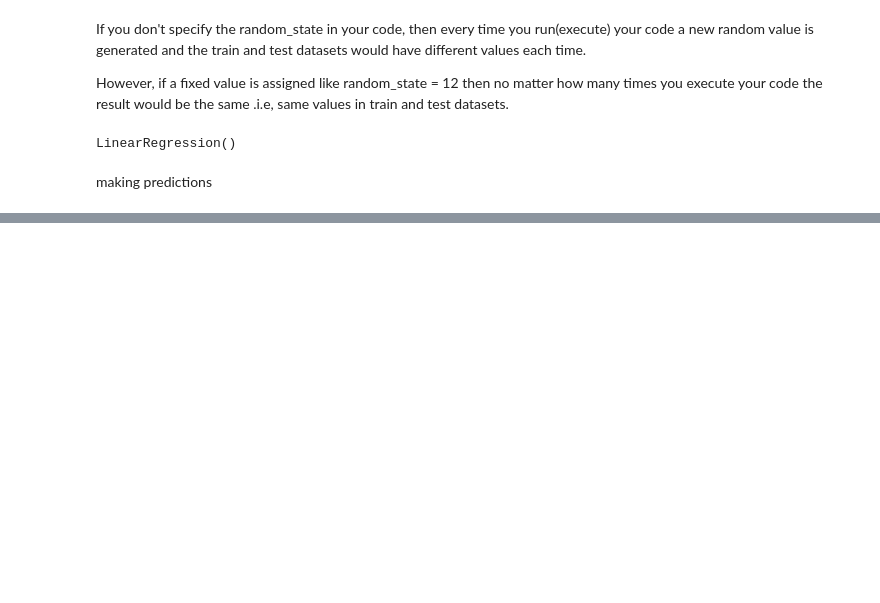
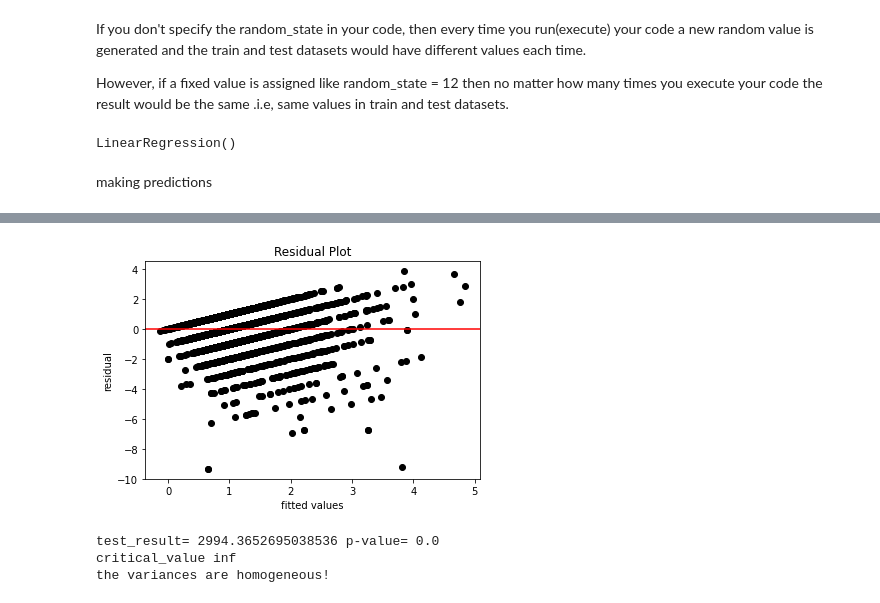
Before and after one commit to hellen2021/Football-Analysis-Mchezopesa-Limited, a Jupyter notebook: Supervised_Learning_Regression_week1_IP_Core_Module2_15_04_2022_Hellen_Cheptoo.ipynb, the cells around one changed output, grey strips where cells are left out. Drawn from its saved outputs; the diff is of its cells as text; code cells hidden in the pictures; blank space fills up the shorter version.

```diff
--- a/Supervised_Learning_Regression_week1_IP_Core_Module2_15_04_2022_Hellen_Cheptoo.ipynb
+++ b/Supervised_Learning_Regression_week1_IP_Core_Module2_15_04_2022_Hellen_Cheptoo.ipynb
@@ -616,0 +723,9 @@ The RMSE score for the model :  1.3935208689818825
+# %%
+# Fit polynomial Regression to the dataset
+poly_features = PolynomialFeatures(degree = 6)
+X_train = poly_features.fit_transform(X_train)
+X_test = poly_features.fit_transform(X_test)
+# %%
+# Training the model
+regressor = LinearRegression()
+regressor.fit(X_train, Y_train)
@@ -616,0 +734,4 @@ The RMSE score for the model :  1.3935208689818825
+# %%
+# Predict using Polynomial Regression
+# We can also get the predictions as an array
+y_pred = regressor.predict(X_test)
@@ -616,0 +753,8 @@ The RMSE score for the model :  1.3935208689818825
+# %%
+# residuals
+residuals = np.subtract(y_pred, Y_test)
+
+# Let's describe our residual:
+print(pd.DataFrame(residuals).describe())
+
+print(residuals.mean())
@@ -616,0 +772,42 @@ The RMSE score for the model :  1.3935208689818825
+# %%
+# Plotting the prediction errors
+plt.scatter(y_pred, residuals, color='black')
+plt.title('Residual Plot')
+plt.ylabel('residual')
+plt.xlabel('fitted values')
+plt.axhline(y= residuals.mean(), color='red')
+plt.show()
+# %% [output]
+[figure, added]
+# %%
+# bartlett's test
+
+# first change the 2d array samples to 1d
+y_pred_flat = y_pred.ravel()
+residuals_flat = residuals.ravel()
+
+test_result, p_value = sp.stats.bartlett(y_pred_flat, residuals_flat)
+print('test_result=',test_result,\
+      'p-value=',p_value)
+
+# To interpret the results we must also compute a critical value of the chi squared distribution
+degree_of_freedom = len(y_pred_flat)-1
+probability = 1 - p_value
+
+critical_value = sp.stats.chi2.ppf(probability, degree_of_freedom)
+print('critical_value',critical_value)
+
+# If the test_result is greater than the critical value, then we reject our null
+# hypothesis. This would mean that there are patterns to the variance of the data
+
+# Otherwise, we can identify no patterns, and we accept the null hypothesis that
+# the variance is homogeneous across our data
+
+if (test_result > critical_value):
+  print('the variances are unequal, and the model should be reassessed')
+else:
+  print('the variances are homogeneous!')
+# %% [output]
+test_result= 2994.3652695038536 p-value= 0.0
+critical_value inf
+the variances are homogeneous!
```
Also changed, not shown: parts of 38 cells of this notebook.
